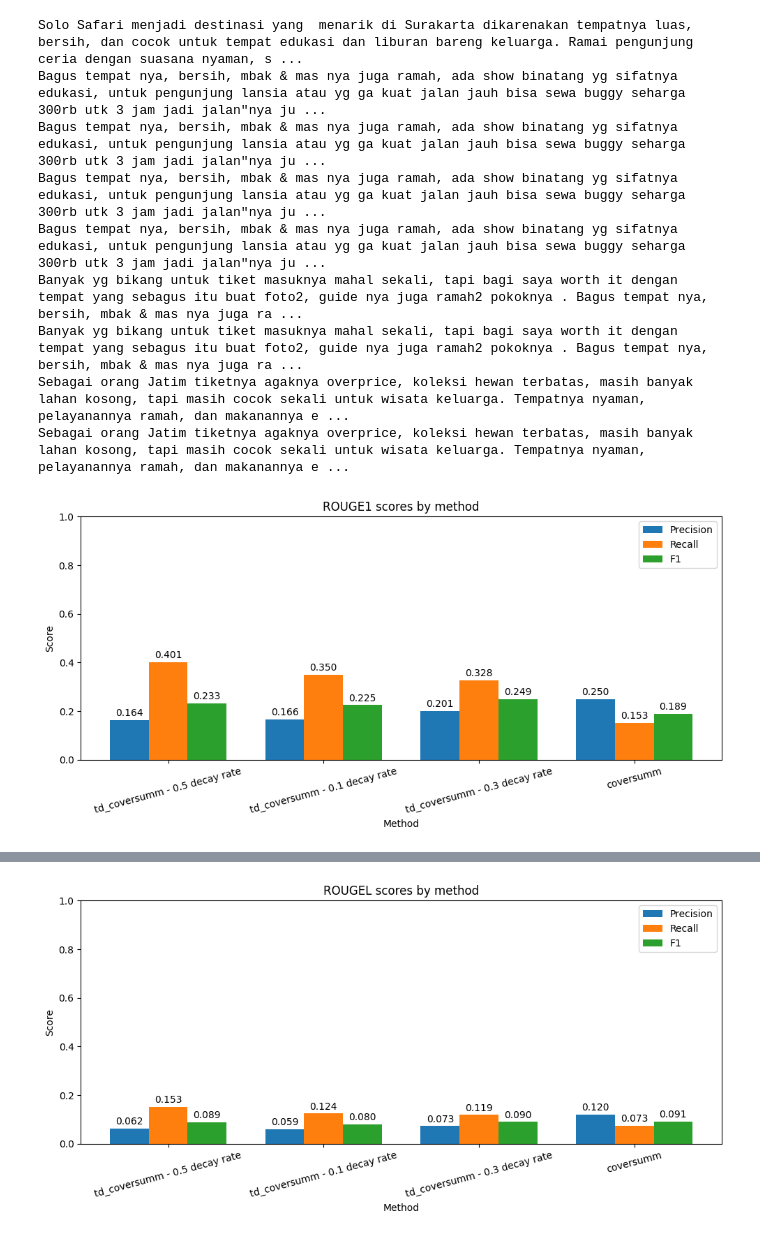
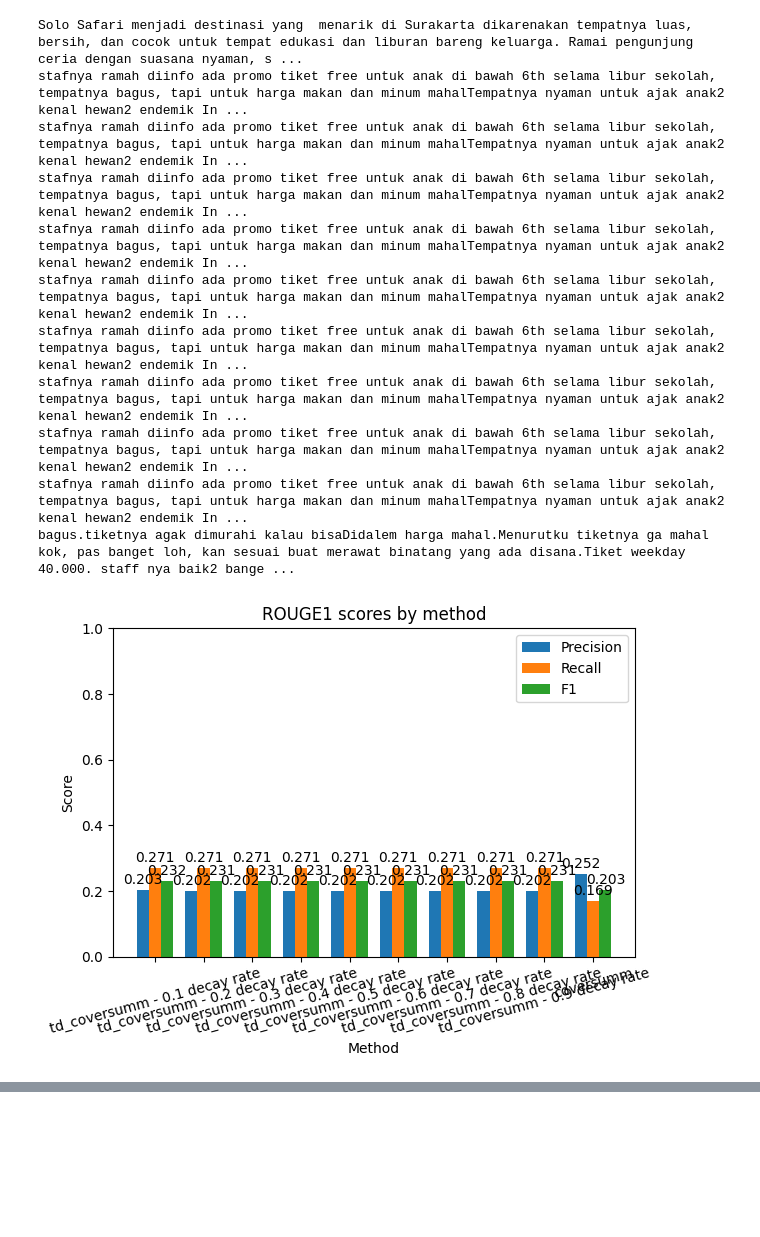
Before and after one commit to CahyaW06/TimeDecay-CoverSumm, a Jupyter notebook: src/functions/evaluate-rouge.ipynb, the cells around one changed output, grey strips where cells are left out. Saved outputs shown, nothing was run; the diff lists cells and outputs as text; code cells hidden in the pictures; blank space fills up the shorter version.

```diff
--- a/src/functions/evaluate-rouge.ipynb
+++ b/src/functions/evaluate-rouge.ipynb
@@ -3,7 +3,7 @@
 
 from general import load_text, load_json
 
-report_path = '../../outputs/reports/2025/6,7,8.json'
+report_path = '../../outputs/reports/2025/6.json'
 
 reference = load_text('../../data/golden_standard/2025/6,7,8.txt')
 reports = load_json(report_path)
@@ -32,45 +32,45 @@ def plot_metric(df, metric_name):
     for bars in [bars_p, bars_r, bars_f]:
         ax.bar_label(bars, fmt="%.3f", padding=2)
 
     plt.tight_layout()
     plt.show()
 
-def getRougeScore(reference, candidate, metrics=("rouge1", "rouge2", "rouge3","rougeL")):
+def getRougeScore(reference, candidate, metrics=("rouge1", "rouge2","rougeL")):
     print(candidate)
 
     scorer = rouge_scorer.RougeScorer(list(metrics), use_stemmer=True)
     scores = scorer.score(reference, candidate)
 
     out = {}
     for m in metrics:
         out[f"{m}_precision"] = scores[m].precision
         out[f"{m}_recall"]    = scores[m].recall
         out[f"{m}_f1"]        = scores[m].fmeasure
     return out
 
 rows = []
 
 print(reference)
 for report in reports.values():
     method = report["summarizer"]
     candidate = report["summary_text"]
-    print(candidate)
-    scores = getRougeScore(reference, candidate)
-
-    rows.append({"method": method, **scores})
+    candidate_score = getRougeScore(reference, candidate)
+    rows.append({"method": method, **candidate_score})
 
 df = pd.DataFrame(rows).sort_values("rouge1_recall", ascending=False).reset_index(drop=True)
 
-for metric in ["rouge1", "rouge2", "rouge3", "rougeL"]:
+for metric in ["rouge1", "rouge2", "rougeL"]:
     plot_metric(df, metric)
 # %% [output]
 Solo Safari menjadi destinasi yang  menarik di Surakarta dikarenakan tempatnya luas, bersih, dan cocok untuk tempat edukasi dan liburan bareng keluarga. Ramai pengunjung ceria dengan suasana nyaman, s ...
-Bagus tempat nya, bersih, mbak & mas nya juga ramah, ada show binatang yg sifatnya edukasi, untuk pengunjung lansia atau yg ga kuat jalan jauh bisa sewa buggy seharga 300rb utk 3 jam jadi jalan"nya ju ...
-Bagus tempat nya, bersih, mbak & mas nya juga ramah, ada show binatang yg sifatnya edukasi, untuk pengunjung lansia atau yg ga kuat jalan jauh bisa sewa buggy seharga 300rb utk 3 jam jadi jalan"nya ju ...
-Bagus tempat nya, bersih, mbak & mas nya juga ramah, ada show binatang yg sifatnya edukasi, untuk pengunjung lansia atau yg ga kuat jalan jauh bisa sewa buggy seharga 300rb utk 3 jam jadi jalan"nya ju ...
-Bagus tempat nya, bersih, mbak & mas nya juga ramah, ada show binatang yg sifatnya edukasi, untuk pengunjung lansia atau yg ga kuat jalan jauh bisa sewa buggy seharga 300rb utk 3 jam jadi jalan"nya ju ...
-Banyak yg bikang untuk tiket masuknya mahal sekali, tapi bagi saya worth it dengan tempat yang sebagus itu buat foto2, guide nya juga ramah2 pokoknya . Bagus tempat nya, bersih, mbak & mas nya juga ra ...
-Banyak yg bikang untuk tiket masuknya mahal sekali, tapi bagi saya worth it dengan tempat yang sebagus itu buat foto2, guide nya juga ramah2 pokoknya . Bagus tempat nya, bersih, mbak & mas nya juga ra ...
-Sebagai orang Jatim tiketnya agaknya overprice, koleksi hewan terbatas, masih banyak lahan kosong, tapi masih cocok sekali untuk wisata keluarga. Tempatnya nyaman, pelayanannya ramah, dan makanannya e ...
-Sebagai orang Jatim tiketnya agaknya overprice, koleksi hewan terbatas, masih banyak lahan kosong, tapi masih cocok sekali untuk wisata keluarga. Tempatnya nyaman, pelayanannya ramah, dan makanannya e ...
+stafnya ramah diinfo ada promo tiket free untuk anak di bawah 6th selama libur sekolah, tempatnya bagus, tapi untuk harga makan dan minum mahalTempatnya nyaman untuk ajak anak2 kenal hewan2 endemik In ...
+stafnya ramah diinfo ada promo tiket free untuk anak di bawah 6th selama libur sekolah, tempatnya bagus, tapi untuk harga makan dan minum mahalTempatnya nyaman untuk ajak anak2 kenal hewan2 endemik In ...
+stafnya ramah diinfo ada promo tiket free untuk anak di bawah 6th selama libur sekolah, tempatnya bagus, tapi untuk harga makan dan minum mahalTempatnya nyaman untuk ajak anak2 kenal hewan2 endemik In ...
+stafnya ramah diinfo ada promo tiket free untuk anak di bawah 6th selama libur sekolah, tempatnya bagus, tapi untuk harga makan dan minum mahalTempatnya nyaman untuk ajak anak2 kenal hewan2 endemik In ...
+stafnya ramah diinfo ada promo tiket free untuk anak di bawah 6th selama libur sekolah, tempatnya bagus, tapi untuk harga makan dan minum mahalTempatnya nyaman untuk ajak anak2 kenal hewan2 endemik In ...
+stafnya ramah diinfo ada promo tiket free untuk anak di bawah 6th selama libur sekolah, tempatnya bagus, tapi untuk harga makan dan minum mahalTempatnya nyaman untuk ajak anak2 kenal hewan2 endemik In ...
+stafnya ramah diinfo ada promo tiket free untuk anak di bawah 6th selama libur sekolah, tempatnya bagus, tapi untuk harga makan dan minum mahalTempatnya nyaman untuk ajak anak2 kenal hewan2 endemik In ...
+stafnya ramah diinfo ada promo tiket free untuk anak di bawah 6th selama libur sekolah, tempatnya bagus, tapi untuk harga makan dan minum mahalTempatnya nyaman untuk ajak anak2 kenal hewan2 endemik In ...
+stafnya ramah diinfo ada promo tiket free untuk anak di bawah 6th selama libur sekolah, tempatnya bagus, tapi untuk harga makan dan minum mahalTempatnya nyaman untuk ajak anak2 kenal hewan2 endemik In ...
+bagus.tiketnya agak dimurahi kalau bisaDidalem harga mahal.Menurutku tiketnya ga mahal kok, pas banget loh, kan sesuai buat merawat binatang yang ada disana.Tiket weekday 40.000. staff nya baik2 bange ...
-[figure, old version]
+[figure, new version]
@@ -79 +78,0 @@ Sebagai orang Jatim tiketnya agaknya overprice, koleksi hewan terbatas, masih ba
-[figure, removed]
```
Also changed, not shown: parts of 1 cell of this notebook, 7 other files.
